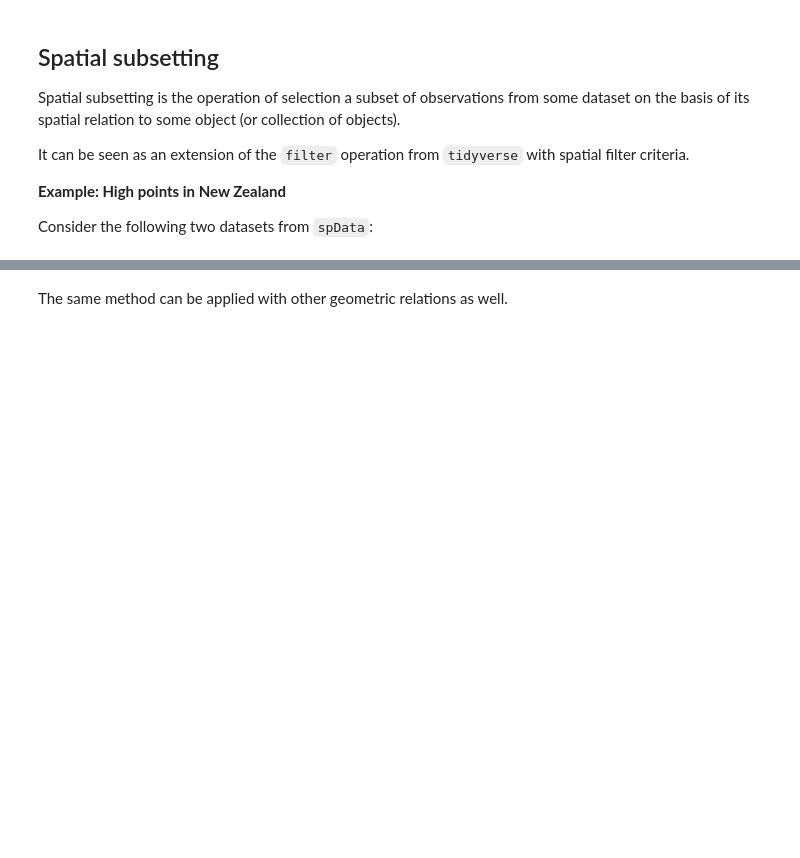
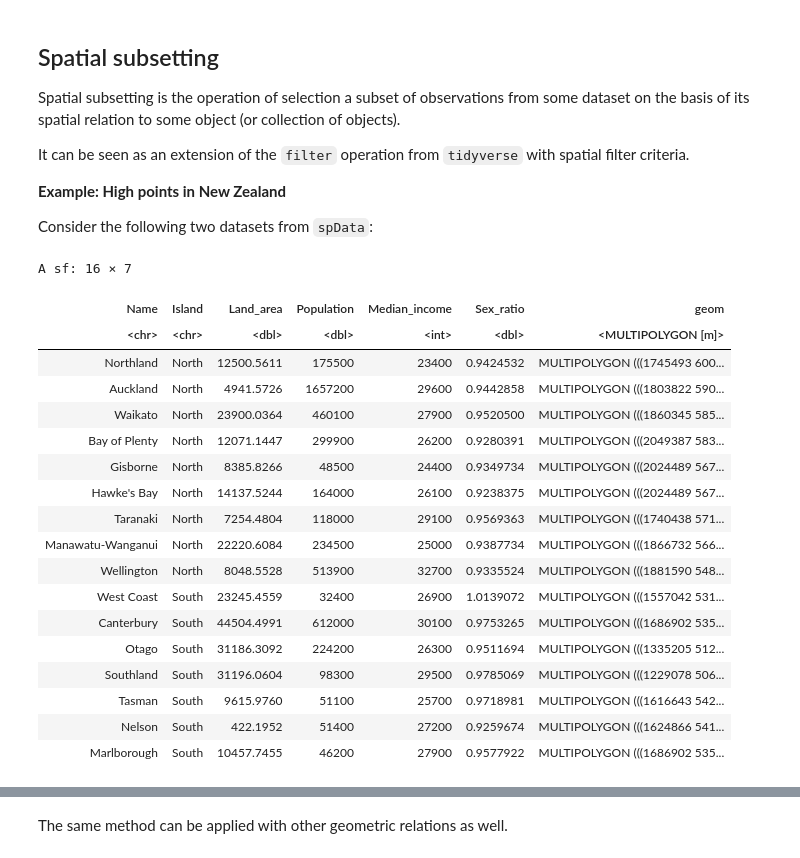
Before and after one commit to gerhardJaeger/LanguageInSpace, a Jupyter notebook: session07.ipynb, the cells around one changed output, grey strips where cells are left out. Cells and saved outputs as stored; diff of their text form; code cells hidden in the pictures; blank space fills up the shorter version.

```diff
--- a/session07.ipynb
+++ b/session07.ipynb
@@ -385,8 +588,27 @@ It can be seen as an extension of the `filter` operation from `tidyverse` with s
 
 Consider the following two datasets from `spData`:
 # %%
-nz %>%
-    slice_sample(n=10)
+nz
+# %% [output]
+A sf: 16 × 7
+| Name | Island | Land_area | Population | Median_income | Sex_ratio | geom |
+| <chr> | <chr> | <dbl> | <dbl> | <int> | <dbl> | <MULTIPOLYGON [m]> |
+| Northland | North | 12500.5611 | 175500 | 23400 | 0.9424532 | MULTIPOLYGON (((1745493 600... |
+| Auckland | North | 4941.5726 | 1657200 | 29600 | 0.9442858 | MULTIPOLYGON (((1803822 590... |
+| Waikato | North | 23900.0364 | 460100 | 27900 | 0.9520500 | MULTIPOLYGON (((1860345 585... |
+| Bay of Plenty | North | 12071.1447 | 299900 | 26200 | 0.9280391 | MULTIPOLYGON (((2049387 583... |
+| Gisborne | North | 8385.8266 | 48500 | 24400 | 0.9349734 | MULTIPOLYGON (((2024489 567... |
+| Hawke's Bay | North | 14137.5244 | 164000 | 26100 | 0.9238375 | MULTIPOLYGON (((2024489 567... |
+| Taranaki | North | 7254.4804 | 118000 | 29100 | 0.9569363 | MULTIPOLYGON (((1740438 571... |
+| Manawatu-Wanganui | North | 22220.6084 | 234500 | 25000 | 0.9387734 | MULTIPOLYGON (((1866732 566... |
+| Wellington | North | 8048.5528 | 513900 | 32700 | 0.9335524 | MULTIPOLYGON (((1881590 548... |
+| West Coast | South | 23245.4559 | 32400 | 26900 | 1.0139072 | MULTIPOLYGON (((1557042 531... |
+| Canterbury | South | 44504.4991 | 612000 | 30100 | 0.9753265 | MULTIPOLYGON (((1686902 535... |
+| Otago | South | 31186.3092 | 224200 | 26300 | 0.9511694 | MULTIPOLYGON (((1335205 512... |
+| Southland | South | 31196.0604 | 98300 | 29500 | 0.9785069 | MULTIPOLYGON (((1229078 506... |
+| Tasman | South | 9615.9760 | 51100 | 25700 | 0.9718981 | MULTIPOLYGON (((1616643 542... |
+| Nelson | South | 422.1952 | 51400 | 27200 | 0.9259674 | MULTIPOLYGON (((1624866 541... |
+| Marlborough | South | 10457.7455 | 46200 | 27900 | 0.9577922 | MULTIPOLYGON (((1686902 535... |
 # %%
 nz_height %>%
     slice_sample(n=10)
```
Also changed, not shown: parts of 75 cells of this notebook.
